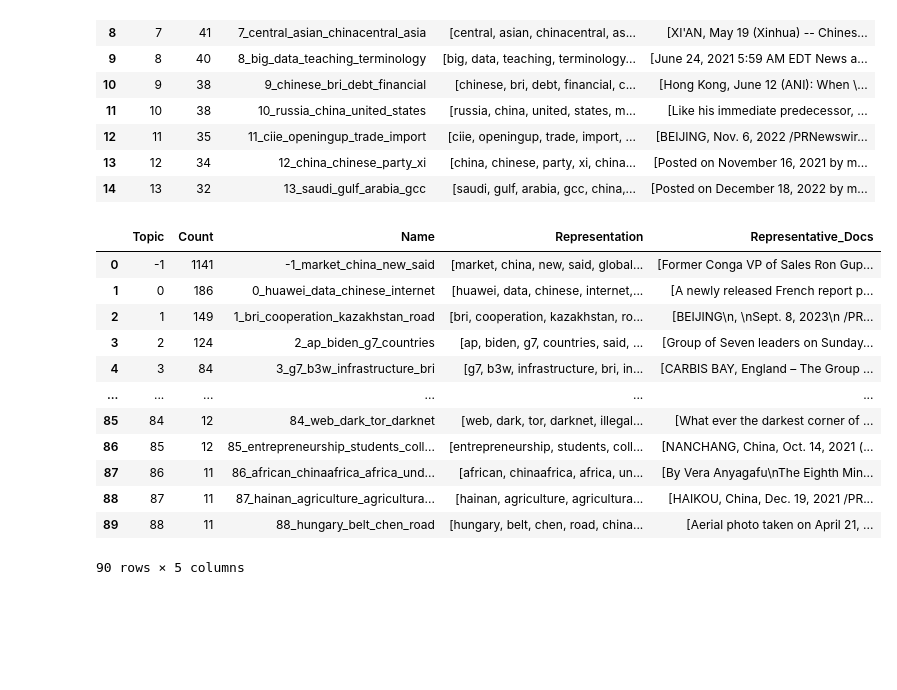
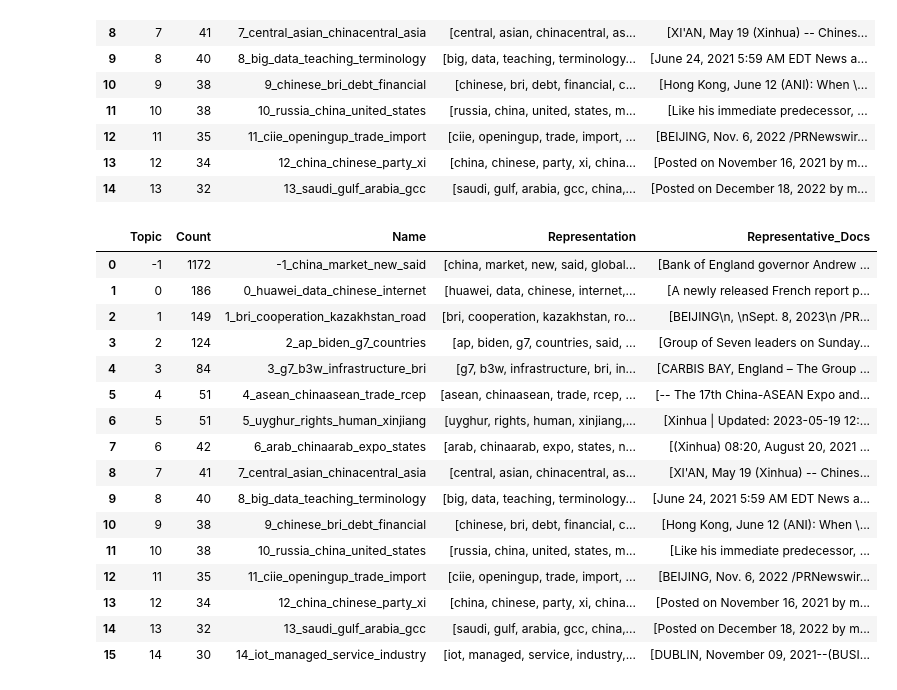
Before and after one commit to jens-koning/dsr_media_nlp, a Jupyter notebook: dsr_media_nlp/Topic_model/BERTtopic_WFredsamplecountvector_mod3_2*.ipynb, the cells around one changed output. Saved outputs shown, nothing was run; the diff lists cells and outputs as text; code cells hidden in the pictures; blank space fills up the shorter version.

```diff
--- a/dsr_media_nlp/Topic_model/BERTtopic_WFredsamplecountvector_mod3_2*.ipynb
+++ b/dsr_media_nlp/Topic_model/BERTtopic_WFredsamplecountvector_mod3_2*.ipynb
@@ -248,16 +251,20 @@ topic_model.get_topic_info().head(15)
 # %%
-topic_model.get_topic_info()
+topic_model.get_topic_info().head(16)
 # %% [output]
 |  | Topic | Count | Name | Representation | Representative_Docs |
-| 0 | -1 | 1141 | -1_market_china_new_said | [market, china, new, said, global... | [Former Conga VP of Sales Ron Gup... |
+| 0 | -1 | 1172 | -1_china_market_new_said | [china, market, new, said, global... | [Bank of England governor Andrew ... |
 | 1 | 0 | 186 | 0_huawei_data_chinese_internet | [huawei, data, chinese, internet,... | [A newly released French report p... |
 | 2 | 1 | 149 | 1_bri_cooperation_kazakhstan_road | [bri, cooperation, kazakhstan, ro... | [BEIJING\n, \nSept. 8, 2023\n /PR... |
 | 3 | 2 | 124 | 2_ap_biden_g7_countries | [ap, biden, g7, countries, said, ... | [Group of Seven leaders on Sunday... |
 | 4 | 3 | 84 | 3_g7_b3w_infrastructure_bri | [g7, b3w, infrastructure, bri, in... | [CARBIS BAY, England – The Group ... |
-| ... | ... | ... | ... | ... | ... |
-| 85 | 84 | 12 | 84_web_dark_tor_darknet | [web, dark, tor, darknet, illegal... | [What ever the darkest corner of ... |
-| 86 | 85 | 12 | 85_entrepreneurship_students_coll... | [entrepreneurship, students, coll... | [NANCHANG, China, Oct. 14, 2021 (... |
-| 87 | 86 | 11 | 86_african_chinaafrica_africa_und... | [african, chinaafrica, africa, un... | [By Vera Anyagafu\nThe Eighth Min... |
-| 88 | 87 | 11 | 87_hainan_agriculture_agricultura... | [hainan, agriculture, agricultura... | [HAIKOU, China, Dec. 19, 2021 /PR... |
-| 89 | 88 | 11 | 88_hungary_belt_chen_road | [hungary, belt, chen, road, china... | [Aerial photo taken on April 21, ... |
+| 5 | 4 | 51 | 4_asean_chinaasean_trade_rcep | [asean, chinaasean, trade, rcep, ... | [-- The 17th China-ASEAN Expo and... |
+| 6 | 5 | 51 | 5_uyghur_rights_human_xinjiang | [uyghur, rights, human, xinjiang,... | [Xinhua | Updated: 2023-05-19 12:... |
+| 7 | 6 | 42 | 6_arab_chinaarab_expo_states | [arab, chinaarab, expo, states, n... | [(Xinhua) 08:20, August 20, 2021 ... |
+| 8 | 7 | 41 | 7_central_asian_chinacentral_asia | [central, asian, chinacentral, as... | [XI'AN, May 19 (Xinhua) -- Chines... |
+| 9 | 8 | 40 | 8_big_data_teaching_terminology | [big, data, teaching, terminology... | [June 24, 2021 5:59 AM EDT News a... |
+| 10 | 9 | 38 | 9_chinese_bri_debt_financial | [chinese, bri, debt, financial, c... | [Hong Kong, June 12 (ANI): When \... |
+| 11 | 10 | 38 | 10_russia_china_united_states | [russia, china, united, states, m... | [Like his immediate predecessor, ... |
+| 12 | 11 | 35 | 11_ciie_openingup_trade_import | [ciie, openingup, trade, import, ... | [BEIJING, Nov. 6, 2022 /PRNewswir... |
+| 13 | 12 | 34 | 12_china_chinese_party_xi | [china, chinese, party, xi, china... | [Posted on November 16, 2021 by m... |
+| 14 | 13 | 32 | 13_saudi_gulf_arabia_gcc | [saudi, gulf, arabia, gcc, china,... | [Posted on December 18, 2022 by m... |
+| 15 | 14 | 30 | 14_iot_managed_service_industry | [iot, managed, service, industry,... | [DUBLIN, November 09, 2021--(BUSI... |
-90 rows × 5 columns
```
Also changed, not shown: parts of 16 cells of this notebook, 10 other files.
